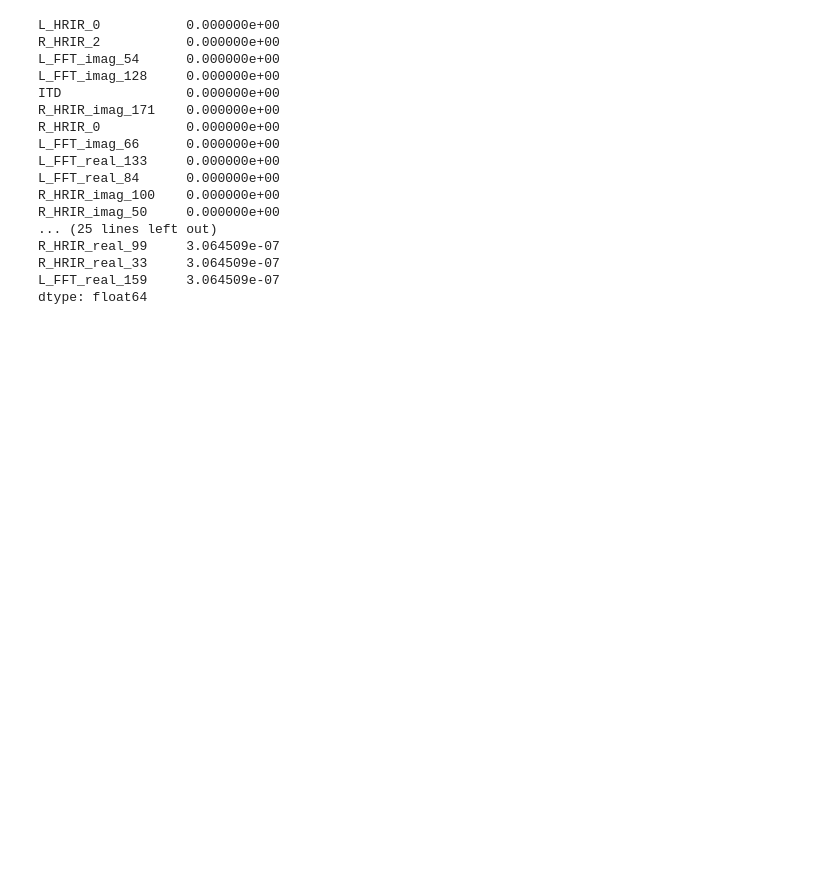
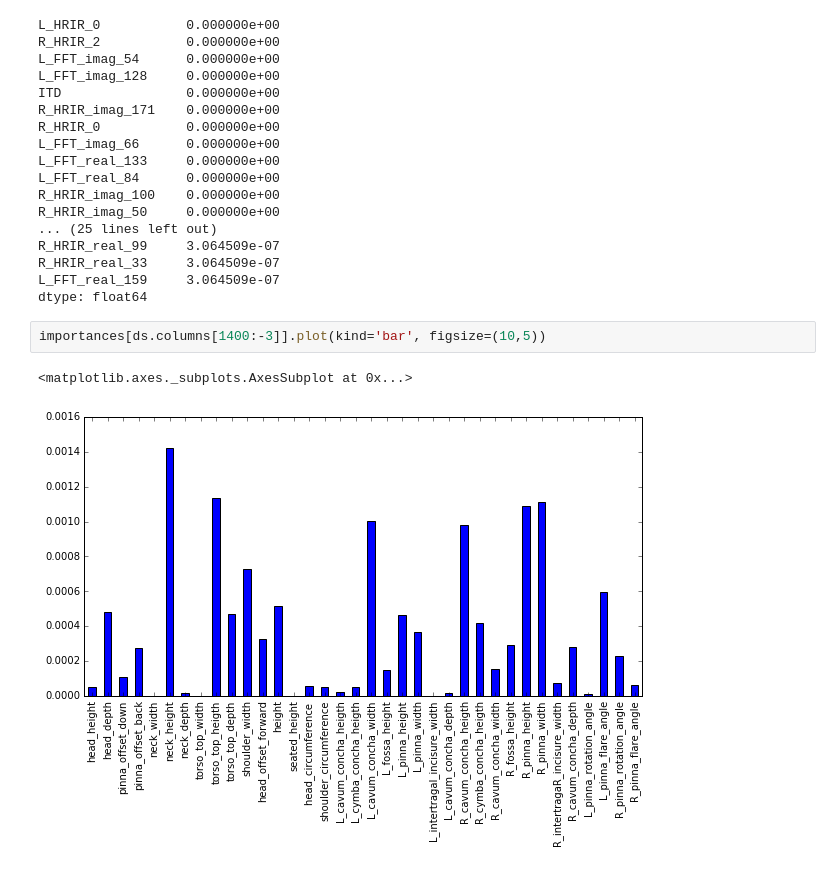
Before and after one commit to mvp291/dsga1003_term_project, a Jupyter notebook: 01_Data_Preparation_and_Understanding.ipynb, the cells around one changed output. Saved outputs shown, nothing was run; the diff lists cells and outputs as text; blank space fills up the shorter version.

```diff
--- a/01_Data_Preparation_and_Understanding.ipynb
+++ b/01_Data_Preparation_and_Understanding.ipynb
@@ -564,3 +564,8 @@ R_HRIR_real_99     3.064509e-07
 R_HRIR_real_33     3.064509e-07
 L_FFT_real_159     3.064509e-07
 dtype: float64
+# %%
+importances[ds.columns[1400:-3]].plot(kind='bar', figsize=(10,5))
+# %% [output]
+<matplotlib.axes._subplots.AxesSubplot at 0x...>
+[figure, added]
```
